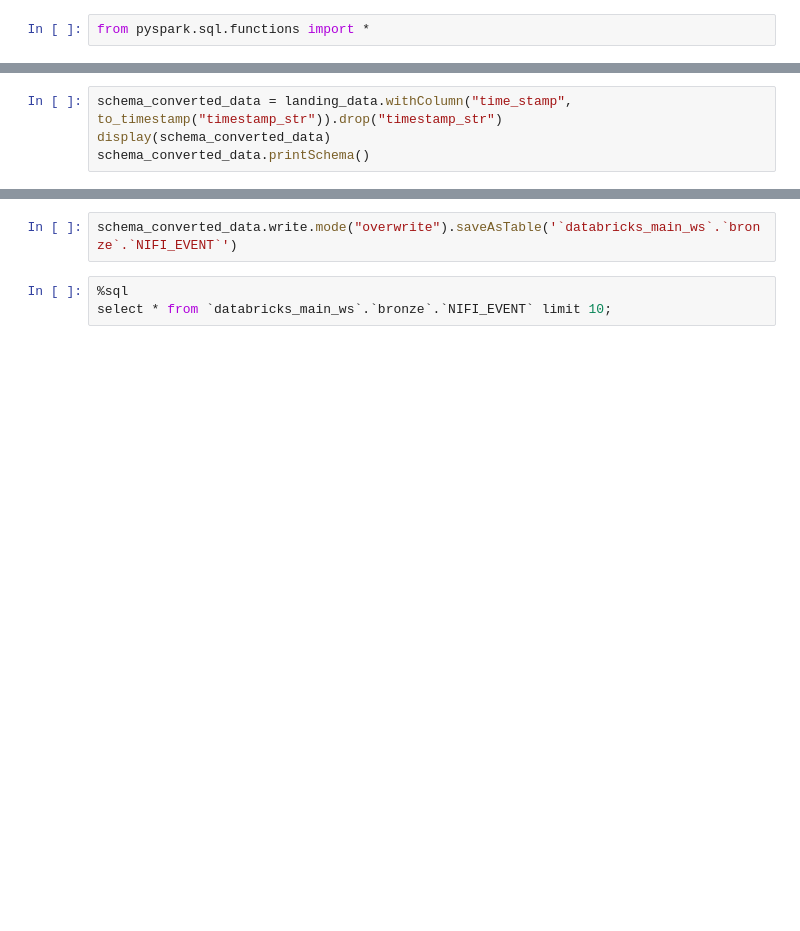
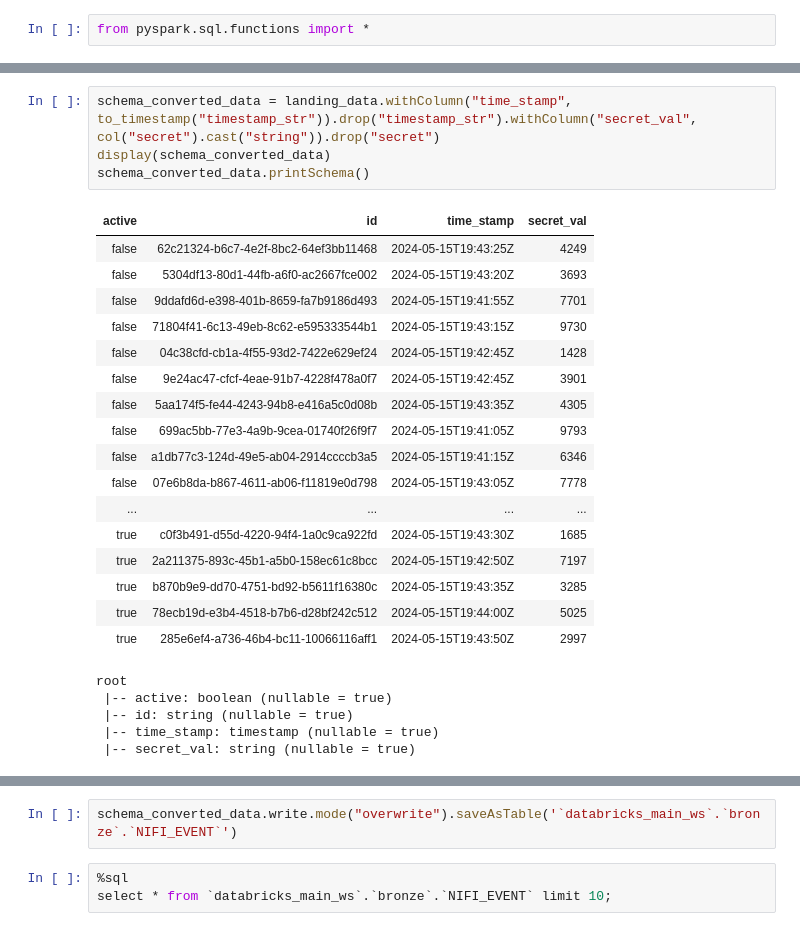
Before and after one commit to biswarup-nandi/jenkins-databricks-asset-bundle, a Jupyter notebook: src/notebooks/LandingToBronze.ipynb, the cells around one changed output, grey strips where cells are left out. Cells and saved outputs as stored; diff of their text form; blank space fills up the shorter version.

```diff
--- a/src/notebooks/LandingToBronze.ipynb
+++ b/src/notebooks/LandingToBronze.ipynb
@@ -10,7 +36,30 @@ landing_data.printSchema()
 # %%
-schema_converted_data = landing_data.withColumn("time_stamp", to_timestamp("timestamp_str")).drop("timestamp_str")
+schema_converted_data = landing_data.withColumn("time_stamp", to_timestamp("timestamp_str")).drop("timestamp_str").withColumn("secret_val", col("secret").cast("string")).drop("secret")
 display(schema_converted_data)
 schema_converted_data.printSchema()
+# %% [output]
+| active | id | time_stamp | secret_val |
+| false | 62c21324-b6c7-4e2f-8bc2-64ef3bb11468 | 2024-05-15T19:43:25Z | 4249 |
+| false | 5304df13-80d1-44fb-a6f0-ac2667fce002 | 2024-05-15T19:43:20Z | 3693 |
+| false | 9ddafd6d-e398-401b-8659-fa7b9186d493 | 2024-05-15T19:41:55Z | 7701 |
+| false | 71804f41-6c13-49eb-8c62-e595333544b1 | 2024-05-15T19:43:15Z | 9730 |
+| false | 04c38cfd-cb1a-4f55-93d2-7422e629ef24 | 2024-05-15T19:42:45Z | 1428 |
+| false | 9e24ac47-cfcf-4eae-91b7-4228f478a0f7 | 2024-05-15T19:42:45Z | 3901 |
+| false | 5aa174f5-fe44-4243-94b8-e416a5c0d08b | 2024-05-15T19:43:35Z | 4305 |
+| false | 699ac5bb-77e3-4a9b-9cea-01740f26f9f7 | 2024-05-15T19:41:05Z | 9793 |
+| false | a1db77c3-124d-49e5-ab04-2914ccccb3a5 | 2024-05-15T19:41:15Z | 6346 |
+| false | 07e6b8da-b867-4611-ab06-f11819e0d798 | 2024-05-15T19:43:05Z | 7778 |
+| ... | ... | ... | ... |
+| true | c0f3b491-d55d-4220-94f4-1a0c9ca922fd | 2024-05-15T19:43:30Z | 1685 |
+| true | 2a211375-893c-45b1-a5b0-158ec61c8bcc | 2024-05-15T19:42:50Z | 7197 |
+| true | b870b9e9-dd70-4751-bd92-b5611f16380c | 2024-05-15T19:43:35Z | 3285 |
+| true | 78ecb19d-e3b4-4518-b7b6-d28bf242c512 | 2024-05-15T19:44:00Z | 5025 |
+| true | 285e6ef4-a736-46b4-bc11-10066116aff1 | 2024-05-15T19:43:50Z | 2997 |
+root
+ |-- active: boolean (nullable = true)
+ |-- id: string (nullable = true)
+ |-- time_stamp: timestamp (nullable = true)
+ |-- secret_val: string (nullable = true)
 # %%
 %sql
 CREATE OR REPLACE TABLE `databricks_main_ws`.`bronze`.`NIFI_EVENT`
```
Also changed, not shown: parts of 5 cells of this notebook.
